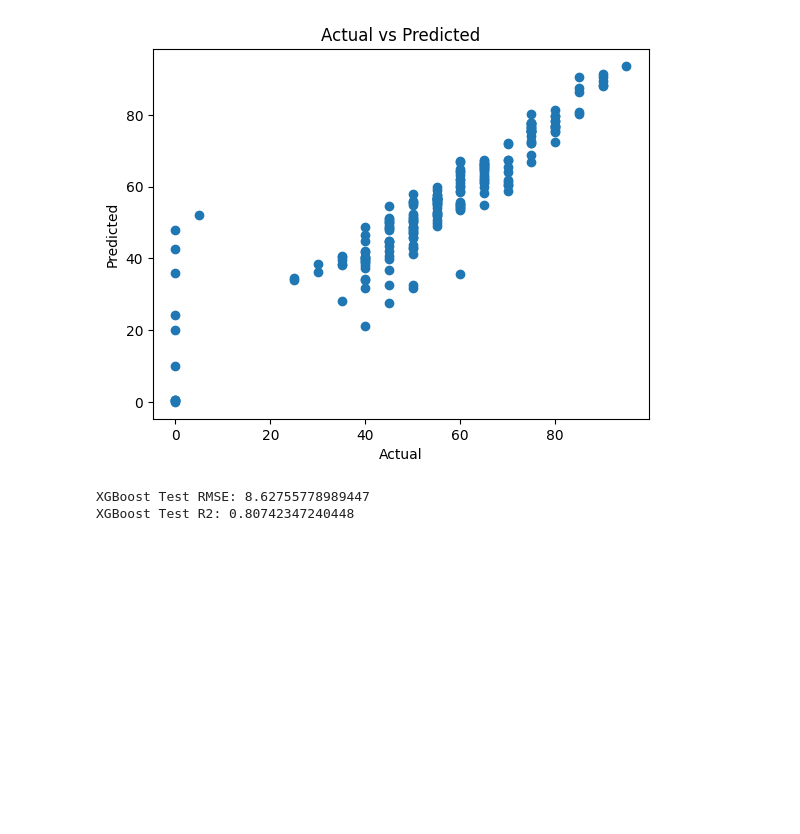
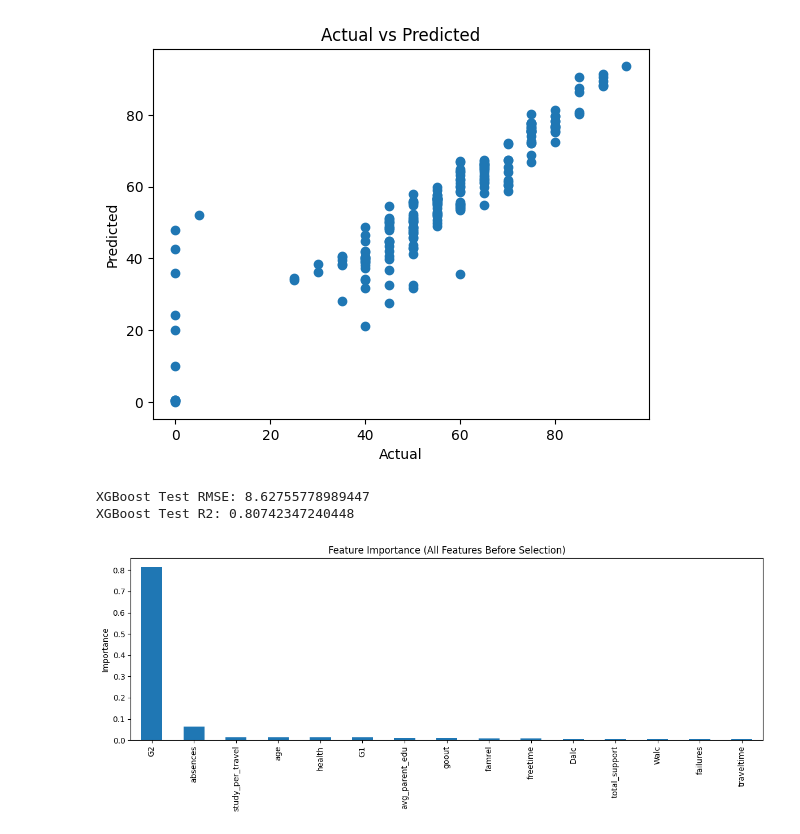
Before and after one commit to TenathDilusha/Student-result-prediction-with-XAI, a Jupyter notebook: notebooks/main.ipynb, the cells around one changed output. Saved outputs shown, nothing was run; the diff lists cells and outputs as text; code cells hidden in the pictures; blank space fills up the shorter version.

```diff
--- a/notebooks/main.ipynb
+++ b/notebooks/main.ipynb
@@ -141,3 +144,14 @@ print("XGBoost Test R2:", r2_score(y_test, xgb_pred))
 # %% [output]
 XGBoost Test RMSE: 8.62755778989447
 XGBoost Test R2: 0.80742347240448
+# %%
+# Feature importance plot for all features (before selection)
+importances_all = selector.estimator_.feature_importances_
+feat_imp_all = pd.Series(importances_all, index=X.columns).sort_values(ascending=False)
+feat_imp_all.plot(kind='bar', figsize=(12,5))
+plt.title("Feature Importance (All Features Before Selection)")
+plt.ylabel("Importance")
+plt.tight_layout()
+plt.show()
+# %% [output]
+[figure, added]
```
Also changed, not shown: parts of 5 cells of this notebook.
